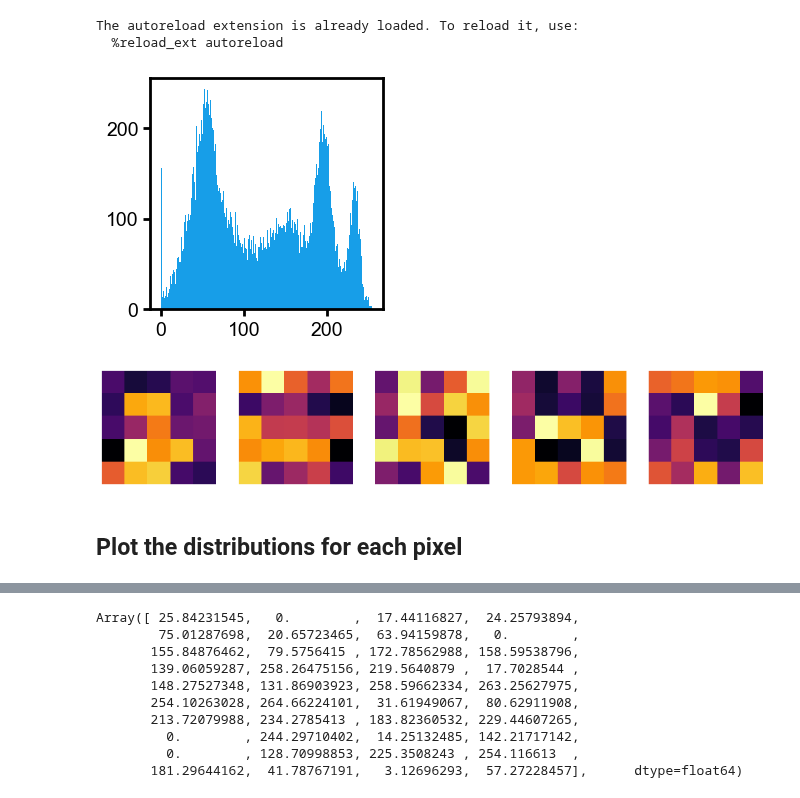
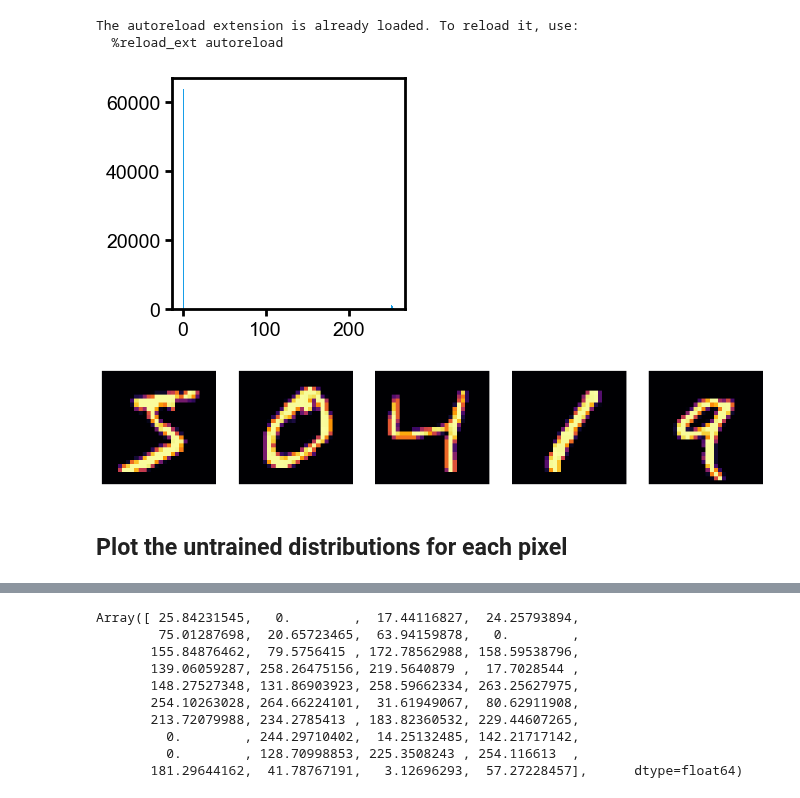
Before and after one commit to Waller-Lab/EncodingInformation, a Jupyter notebook: pixel_cnn/debug_pixel_cnn.ipynb, the cells around one changed output, grey strips where cells are left out. Cells and saved outputs as stored; diff of their text form; code cells hidden in the pictures.

Commit message:
pixelCNN is working, needs to be cleaned up

```diff
--- a/pixel_cnn/debug_pixel_cnn.ipynb
+++ b/pixel_cnn/debug_pixel_cnn.ipynb
@@ -41,8 +39,8 @@ train_images = onp.where(onp.random.rand(*train_images.shape) > 0.5, 250, 5) + o
 import jax
 from tqdm import tqdm
 n_images = 8000
-# image_size = train_images.shape[1]
-image_size = 5
+image_size = 28
+# image_size = 5
 
 # Number of Gaussian components
 n_components = 7
@@ -76,18 +74,18 @@ train_images = np.where(train_images > 0, train_images, 0)
 # %%
 # histogram of pixel values
 fig, ax = plt.subplots(1,1, figsize=(3,3))
-ax.hist(train_images[:1000].flatten(), bins=256)
+ax.hist(train_images[:100].flatten(), bins=256)
 
 # plot a few images
 fig, ax = plt.subplots(1,5, figsize=(15,3))
 for i in range(5):
     ax[i].imshow(train_images[i], cmap='inferno')
     ax[i].axis('off')
 # %% [output]
-[figure, old version]
+[figure, new version]
-[figure, old version]
+[figure, new version]
 # %% [markdown]
-## Plot the distributions for each pixel
+## Plot the untrained distributions for each pixel
 # %%
 num = 5
 # num = 28
```
Also changed, not shown: parts of 6 cells of this notebook, 1 other file.
